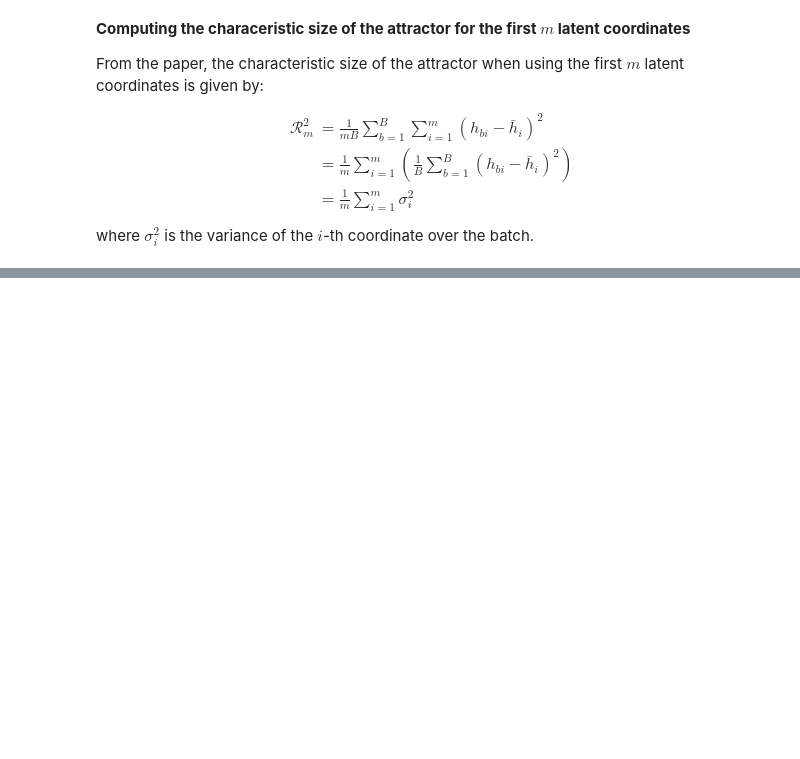
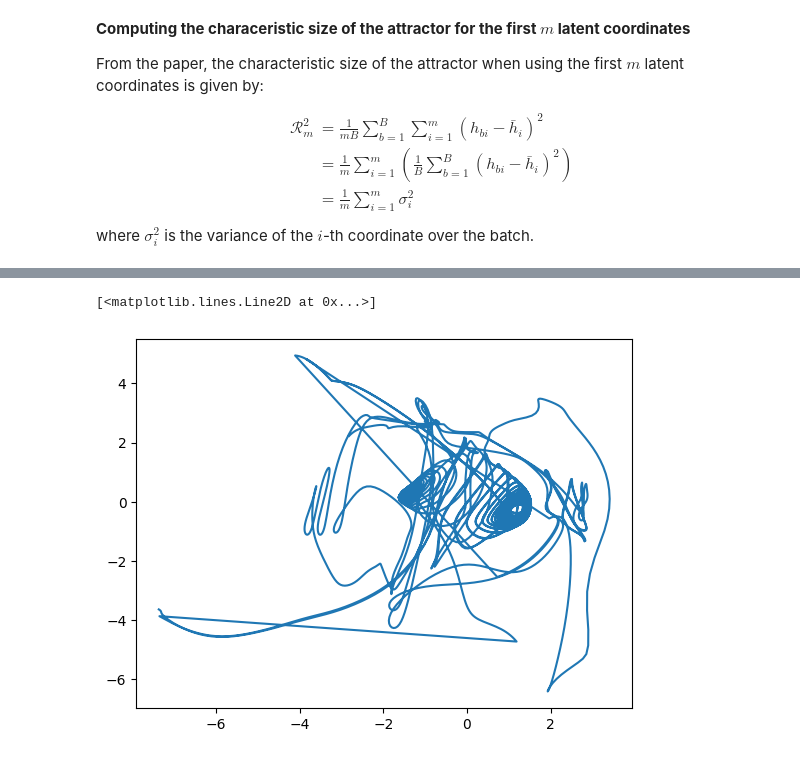
Before and after one commit to adamjeisen/JacobianODE, a Jupyter notebook: _jupyter/FNN (demo).ipynb, the cells around one changed output, grey strips where cells are left out. Saved outputs shown, nothing was run; the diff lists cells and outputs as text; code cells hidden in the pictures; blank space fills up the shorter version.

```diff
--- a/_jupyter/FNN (demo).ipynb
+++ b/_jupyter/FNN (demo).ipynb
@@ -96,0 +34,26 @@ torch.Size([10, 16])
+# %%
+def compute_s_dim(Var_y_true, Var_y_estimated):
+    """
+    Computes the Dimension Similarity Score S_dim.
+
+    Formula from Equation A12:
+    S_dim = 1 - || SORT(Var(y)) - SORT(Var(y_hat)) || / || Var(y) ||
+    """
+    # Ensure both are sorted descending (SORT operation)
+    v_true = np.sort(Var_y_true)[::-1]
+    v_est = np.sort(Var_y_estimated)[::-1]
+
+    # Ensure estimates are normalized by the same factor as the true system for fair comparison
+    # (In practice, you'd normalize the estimate by its own max,
+    # but here we assume inputs are already effectively scaled/normalized variances)
+
+    # Calculate L2 Norm of the difference (Numerator)
+    numerator = np.linalg.norm(v_true - v_est)
+
+    # Calculate L2 Norm of the true variances (Denominator)
+    denominator = np.linalg.norm(v_true)
+
+    # Calculate S_dim
+    s_dim = 1 - (numerator / denominator)
+
+    return s_dim
@@ -96,0 +186,12 @@ torch.Size([10, 16])
+# %%
+
+
+
+enc_data = results["model"][5].transform(train_data)
+pca = PCA(n_components=n_latent)
+enc_data_pca = pca.fit_transform(enc_data.reshape(-1, n_latent))
+
+plt.plot(enc_data_pca[:, 0], enc_data_pca[:, 1])
+# %% [output]
+[<matplotlib.lines.Line2D at 0x...>]
+[figure, added]
```
Also changed, not shown: parts of 23 cells of this notebook, 11 other files.
